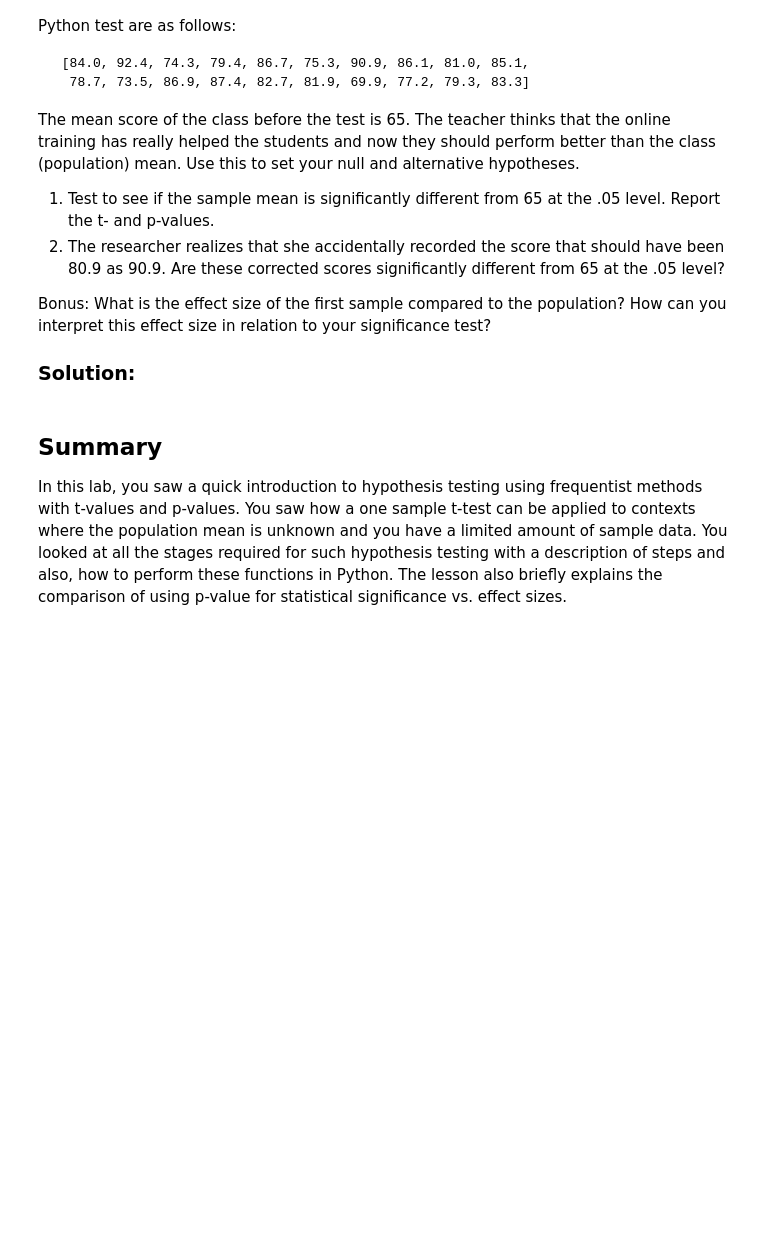
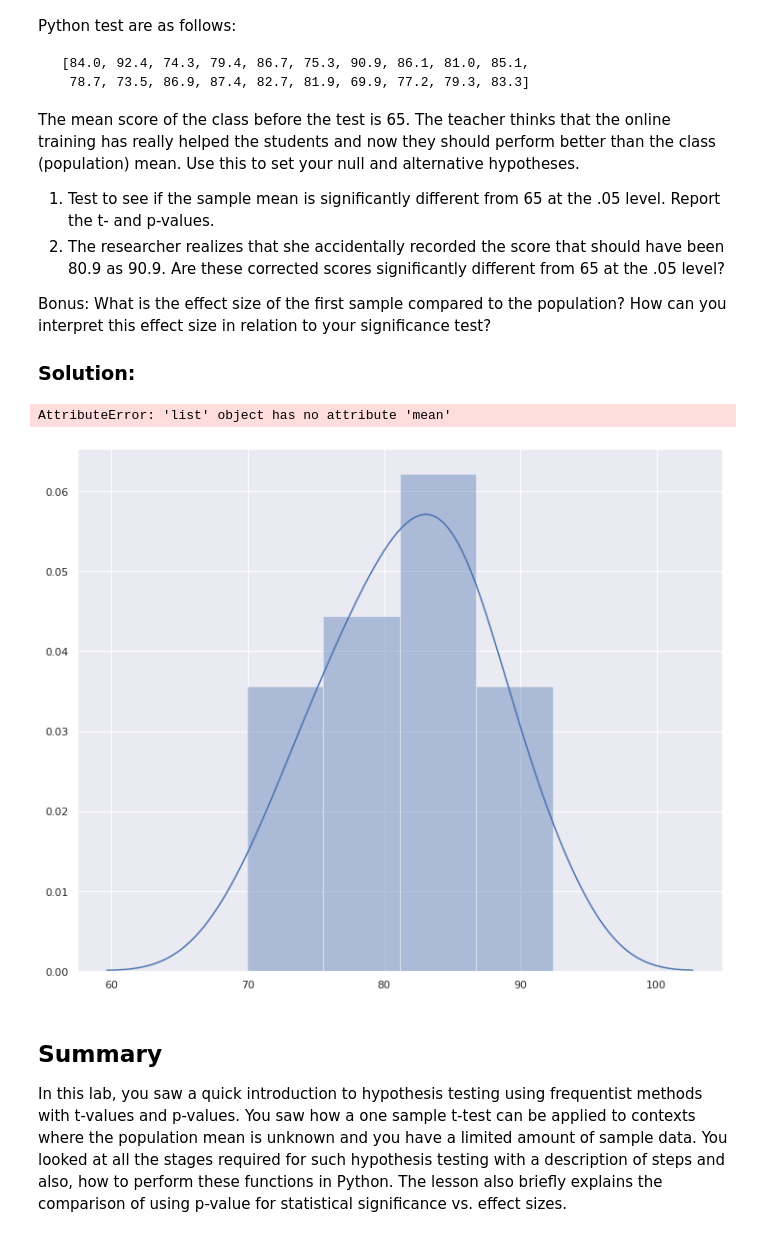
Before and after one commit to cmf-datasci/dsc-one-sample-t-tests-lab-hbs-ds-060120, a Jupyter notebook: index.ipynb, the cells around one changed output. Drawn from its saved outputs; the diff is of its cells as text; code cells hidden in the pictures; blank space fills up the shorter version.

```diff
--- a/index.ipynb
+++ b/index.ipynb
@@ -74,7 +74,10 @@ Bonus: What is the effect size of the first sample compared to the population? H
 list = [84.0, 92.4, 74.3, 79.4, 86.7, 75.3, 90.9, 86.1, 81.0, 85.1,
   78.7, 73.5, 86.9, 87.4, 82.7, 81.9, 69.9, 77.2, 79.3, 83.3]
 # %%
-one_sample_ttest(list, 65)
+one_sample_ttest(list, 65, 0.05)
+# %% [output]
+AttributeError: 'list' object has no attribute 'mean'
+[figure, added]
 # %% [markdown]
 ## Summary
 
```
